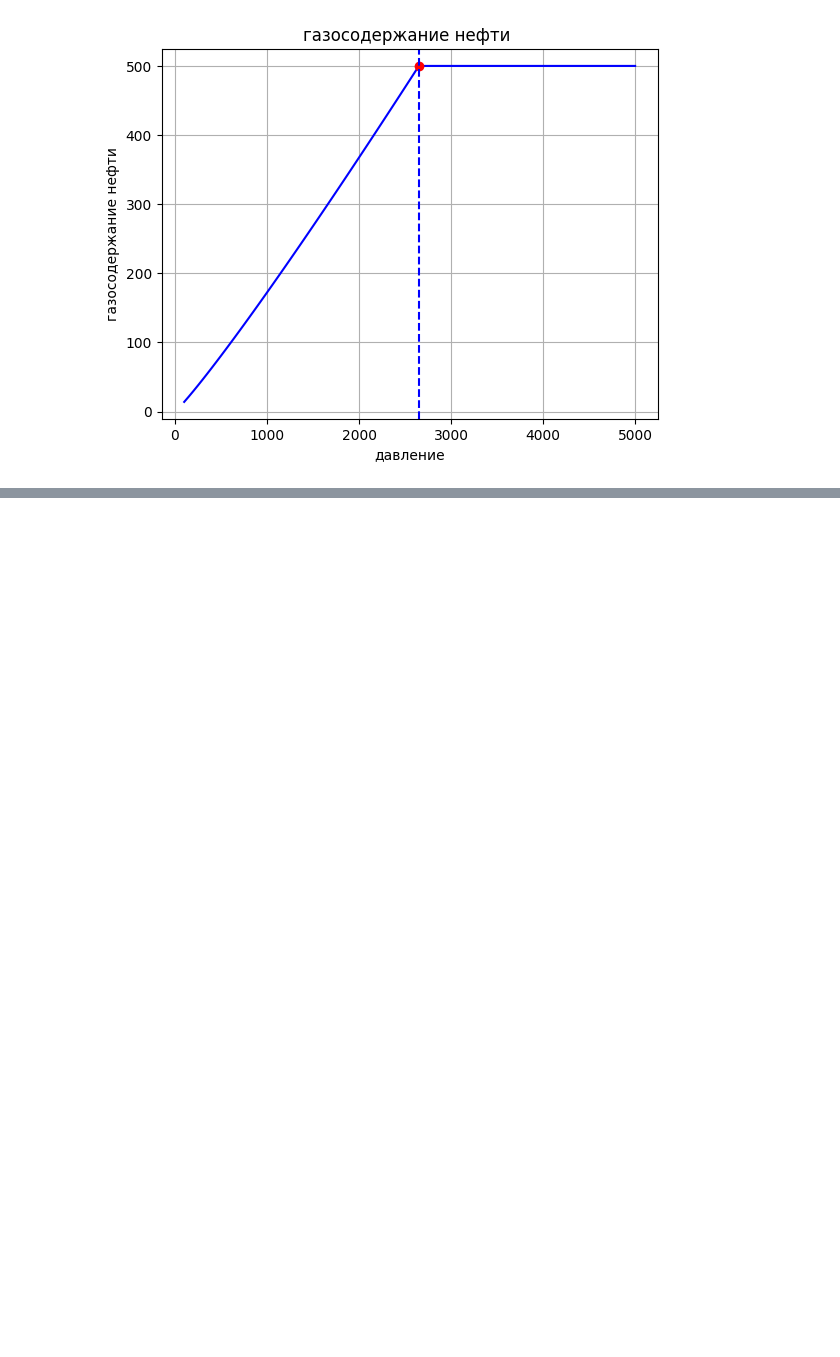
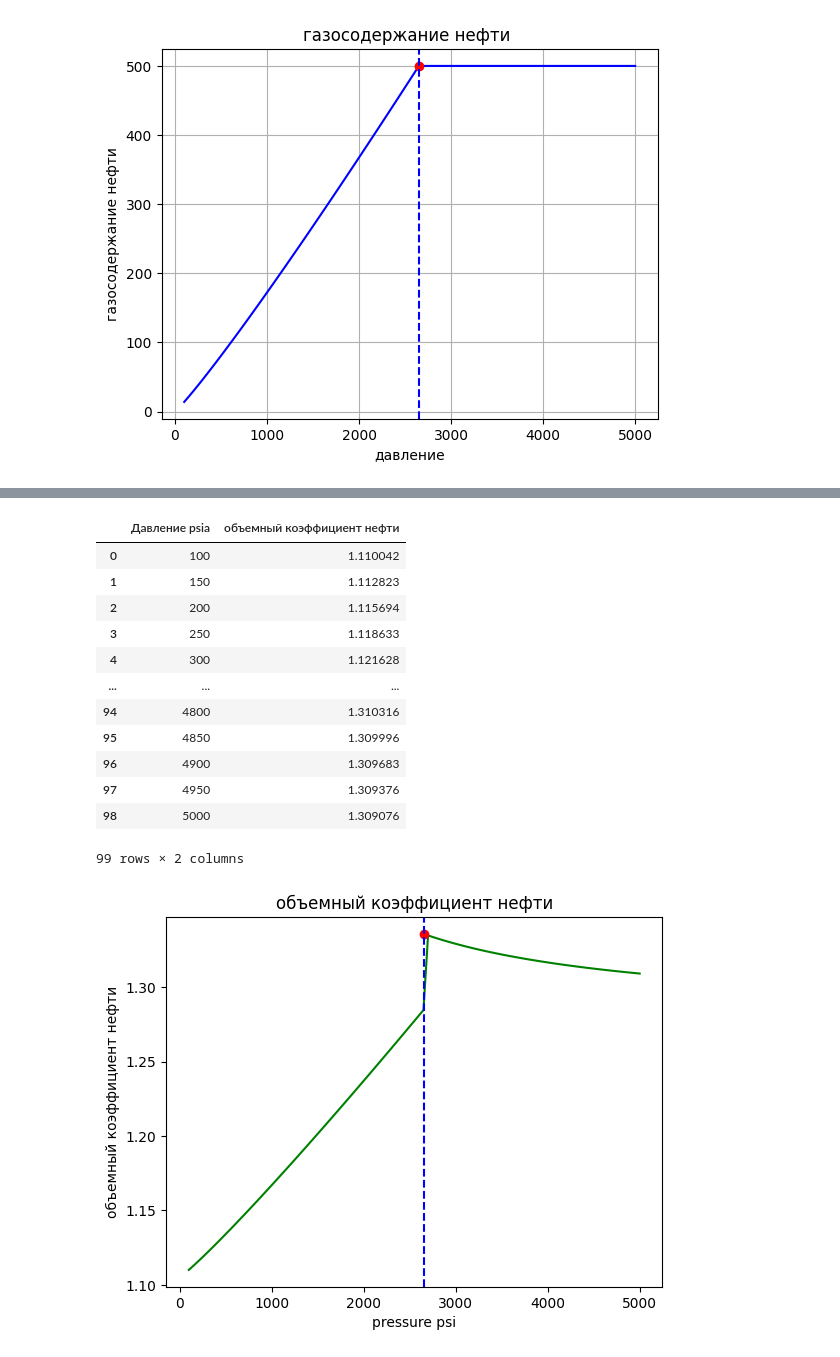
Before and after one commit to edisonc57/exercises, a Jupyter notebook: расчеты_свойств_нефти_.ipynb, the cells around one changed output, grey strips where cells are left out. Drawn from its saved outputs; the diff is of its cells as text; code cells hidden in the pictures; blank space fills up the shorter version.

```diff
--- a/расчеты_свойств_нефти_.ipynb
+++ b/расчеты_свойств_нефти_.ipynb
@@ -21,7 +21,7 @@ for i in range(len(pressure)):
   if pressure[i] < Pb:
     Coil= np.exp((-7.573)-(1.450 * np.log(pressure[i])) - (0.383*np.log(Pb))+ (1.402*np.log(T)) + (0.256*np.log(api)) + (0.449*np.log(Rsb)))
   if pressure[i] > Pb:
-    Coil= ((5*Rsb)+(17.2*T)-(1.180*sg)+(api)-(1.433))/(pressure[i] * (10**5))
+    Coil= ((5*Rsb)+(17.2*T)-(1180*sg)+(12.6*api)-(1433))/(pressure[i] * (10**5))
 
   Coil_lista.append(float(Coil))
 plt.plot(pressure, Coil_lista, "r")
@@ -110,0 +111,70 @@ Rs_dataframe.head()
+# %%
+Rsb = 500
+T = 220
+sg = 0.8
+Pb= 2651.7
+API=30
+so = 141.5 / (api + 131.5)
+Bpb= 1 + ((0.0005 * Rsb) * ((sg / so)**0.25)) + ((0.0004*(T- 60)) / (so * sg))
+Bo_lista=[]
+
+if API<=30:
+  c4=4.677E-4
+  c5=1.751E-5
+  c6=-1.8111E-8
+
+if API>30:
+  c4=4.670E-4
+  c5=1.1E-4
+  c6= 1.337E-9
+
+
+
+for i in range(len(pressure)):
+  if pressure[i] < Pb:
+    Rs= (pressure[i]**c2) * (c1) * (sg)* np.exp((c3*API)/(T+459.67))
+    Bo= 1 + (c4*Rs)+ (((c5)+(c6*Rs))*(T-60)*(API/sg))
+
+  if pressure[i] == Pb:
+    Bpb= 1 + ((0.0005 * Rsb) * ((sg / so)**0.25)) + ((0.0004*(T- 60)) / (so * sg))
+    Bo=Bpb
+
+  if pressure[i] > Pb:
+    Coil= ((5*Rsb)+(17.2*T)-(1180*sg)+(12.6*api)-(1433))/(pressure[i] * 1E+05 )
+    so = 141.5 / (api + 131.5)
+    Bpb= 1 + ((0.0005 * Rsb) * ((sg / so)**0.25)) + ((0.0004*(T- 60)) / (so * sg))
+    Bo= Bpb * np.exp(Coil *(Pb - pressure[i]))
+
+  Bo_lista.append((Bo))
+
+x_punto=Pb
+y_punto=Bpb
+
+x_vertical = Pb
+y_vertical_inicio = 0
+y_vertical_fin = Bo
+
+plt.plot(pressure, Bo_lista,"g")
+plt.plot(x_punto, y_punto, 'ro')
+plt.axvline(x=x_vertical, ymin=y_vertical_inicio, ymax=y_vertical_fin, color='b', linestyle='--')
+plt.title("объемный коэффициент нефти")
+plt.xlabel("pressure psi"), plt.ylabel("объемный коэффициент нефти")
+
+Bo_dataframe = pd.DataFrame({'Давление psia': pressure, 'объемный коэффициент нефти': Bo_lista})
+df = pd.DataFrame(Bo_dataframe)
+df
+# %% [output]
+|  | Давление psia | объемный коэффициент нефти |
+| 0 | 100 | 1.110042 |
+| 1 | 150 | 1.112823 |
+| 2 | 200 | 1.115694 |
+| 3 | 250 | 1.118633 |
+| 4 | 300 | 1.121628 |
+| ... | ... | ... |
+| 94 | 4800 | 1.310316 |
+| 95 | 4850 | 1.309996 |
+| 96 | 4900 | 1.309683 |
+| 97 | 4950 | 1.309376 |
+| 98 | 5000 | 1.309076 |
+99 rows × 2 columns
+[figure, added]
```
Also changed, not shown: parts of 2 cells of this notebook.
